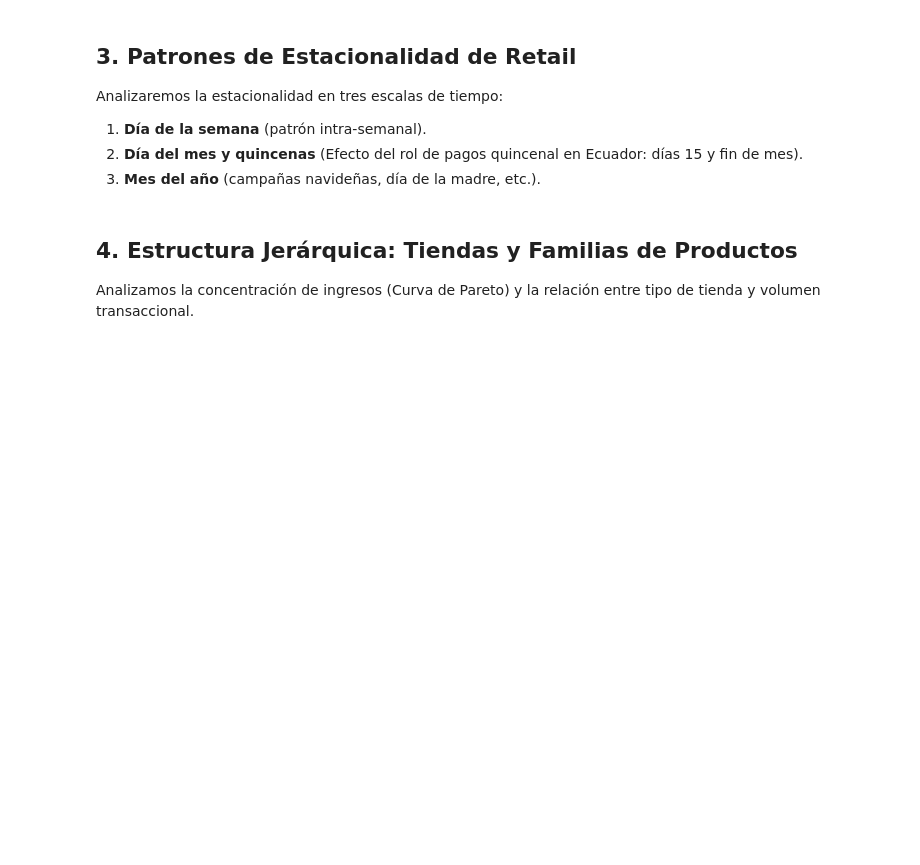
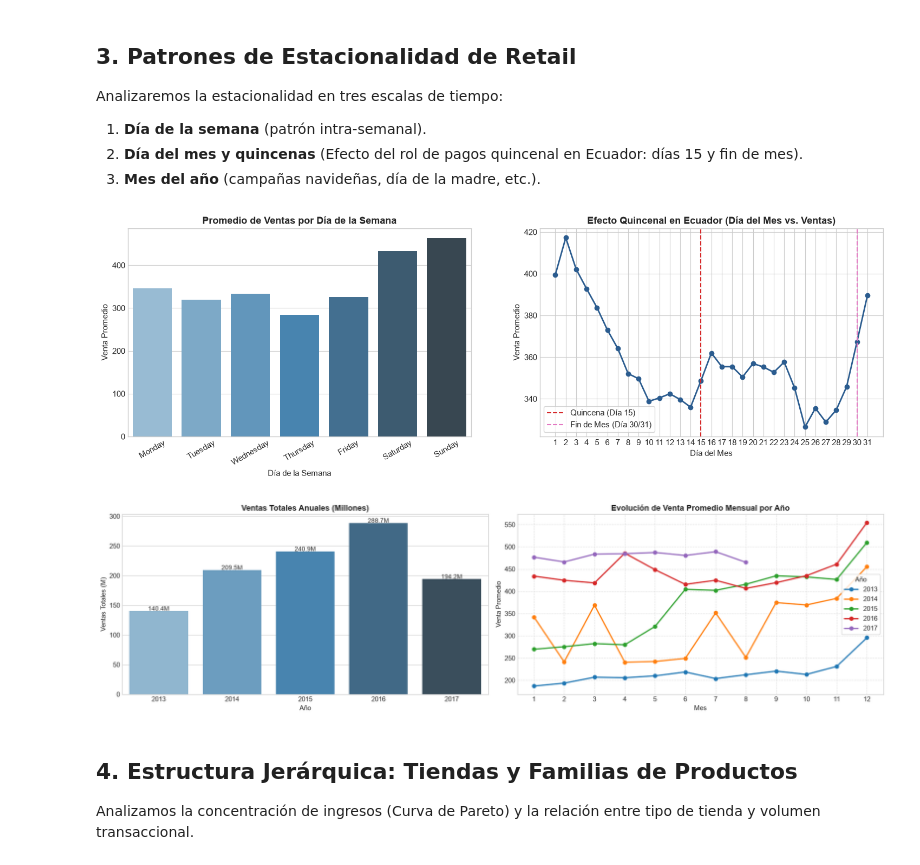
Before and after one commit to EderCabascango/favorita-store-sales-forecasting-mlops, a Jupyter notebook: notebooks/01_eda_and_data_quality.ipynb, the cells around one changed output. Saved outputs shown, nothing was run; the diff lists cells and outputs as text; code cells hidden in the pictures; blank space fills up the shorter version.

```diff
--- a/notebooks/01_eda_and_data_quality.ipynb
+++ b/notebooks/01_eda_and_data_quality.ipynb
@@ -131,33 +146,60 @@ train_df['year'] = train_df['date'].dt.year
 
 # 1. Estacionalidad por Día de la Semana
 day_order = ['Monday', 'Tuesday', 'Wednesday', 'Thursday', 'Friday', 'Saturday', 'Sunday']
 dow_sales = train_df.groupby('day_of_week')['sales'].mean().reindex(day_order)
 
 # 2. Estacionalidad por Día del Mes (Efecto Quincena)
 dom_sales = train_df.groupby('day_of_month')['sales'].mean()
 
 # Gráficos
 fig, (ax1, ax2) = plt.subplots(1, 2, figsize=(18, 5))
 
 # Plot Día de la semana
 sns.barplot(x=dow_sales.index, y=dow_sales.values, ax=ax1, palette='Blues_d')
 ax1.set_title('Promedio de Ventas por Día de la Semana', fontsize=13)
 ax1.set_xlabel('Día de la Semana')
 ax1.set_ylabel('Venta Promedio')
 ax1.tick_params(axis='x', rotation=30)
 
 # Plot Día del mes
 ax2.plot(dom_sales.index, dom_sales.values, marker='o', color='#2b5c8f', linewidth=2)
 ax2.axvline(15, color='#d62728', linestyle='--', label='Quincena (Día 15)')
 ax2.axvline(30, color='#e377c2', linestyle='--', label='Fin de Mes (Día 30/31)')
 ax2.set_title('Efecto Quincenal en Ecuador (Día del Mes vs. Ventas)', fontsize=13)
 ax2.set_xlabel('Día del Mes')
 ax2.set_ylabel('Venta Promedio')
 ax2.set_xticks(range(1, 32))
 ax2.legend(frameon=True)
 
+# 3. Tendencia Anual y Estacionalidad Mensual
+year_sales = train_df.groupby('year')['sales'].sum() / 1e6  # En millones de unidades
+monthly_trend = train_df.groupby(['year', 'month'])['sales'].mean().unstack(level=0)
+
+fig, (ax1, ax2) = plt.subplots(1, 2, figsize=(18, 5))
+
+# Plot 1: Ventas Totales por Año
+sns.barplot(x=year_sales.index, y=year_sales.values, ax=ax1, palette='Blues_d')
+ax1.set_title('Ventas Totales Anuales (Millones)', fontsize=13)
+ax1.set_xlabel('Año')
+ax1.set_ylabel('Ventas Totales (M)')
+for i, v in enumerate(year_sales.values):
+    ax1.text(i, v + 0.5, f'{v:.1f}M', ha='center', fontsize=10)
+
+# Plot 2: Comportamiento Mensual Comparado por Año
+monthly_trend.plot(ax=ax2, marker='o', linewidth=2)
+ax2.set_title('Evolución de Venta Promedio Mensual por Año', fontsize=13)
+ax2.set_xlabel('Mes')
+ax2.set_ylabel('Venta Promedio')
+ax2.set_xticks(range(1, 13))
+ax2.grid(True, linestyle='--', alpha=0.6)
+ax2.legend(title='Año', frameon=True)
+
+
 plt.tight_layout()
 plt.show()
+# %% [output]
+[figure, added]
+[figure, added]
 # %% [markdown]
 ## 4. Estructura Jerárquica: Tiendas y Familias de Productos
 
```
Also changed, not shown: parts of 8 cells of this notebook, 2 other files.
